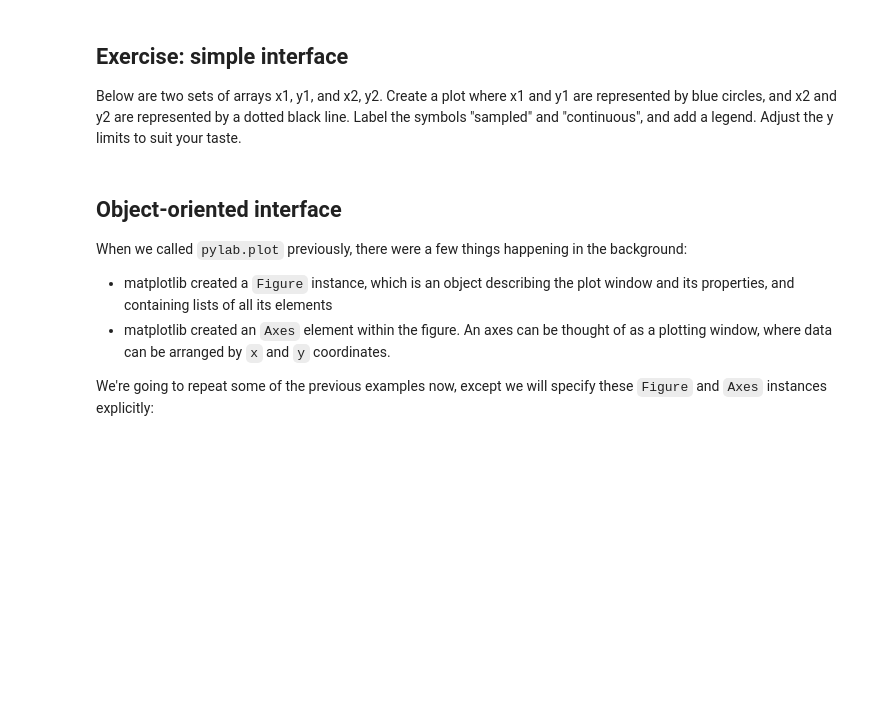
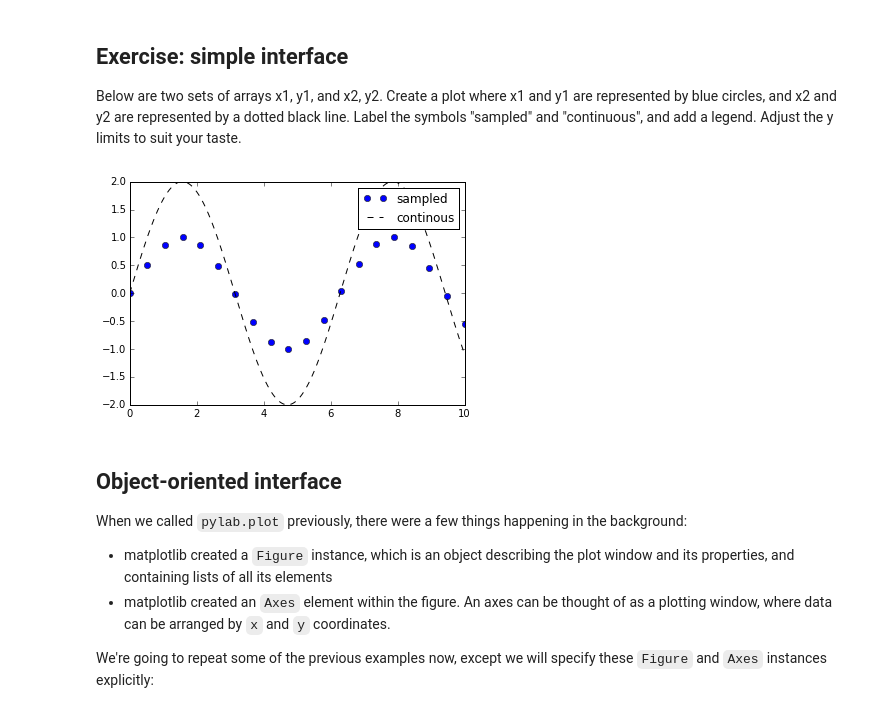
Before and after one commit to mikepqr/seaborn-notes, a Jupyter notebook: basics.ipynb, the cells around one changed output. Cells and saved outputs as stored; diff of their text form; code cells hidden in the pictures; blank space fills up the shorter version.

```diff
--- a/basics.ipynb
+++ b/basics.ipynb
@@ -44,9 +42,15 @@ y limits to suit your taste.
 # %%
 x1 = np.linspace(0, 10, 20)
 y1 = np.sin(x1)
 
 x2 = np.linspace(0, 10, 1000)
-y2 = np.sin(x2)
+y2 = np.sin(x2) * 2
+
+plt.plot(x1, y1, 'ob', label='sampled')
+plt.plot(x2, y2, '--k', label='continous')
+plt.legend();
+# %% [output]
+[figure, added]
 # %% [markdown]
 ## Object-oriented interface
 
```
Also changed, not shown: parts of 6 cells of this notebook, 1 other file.
